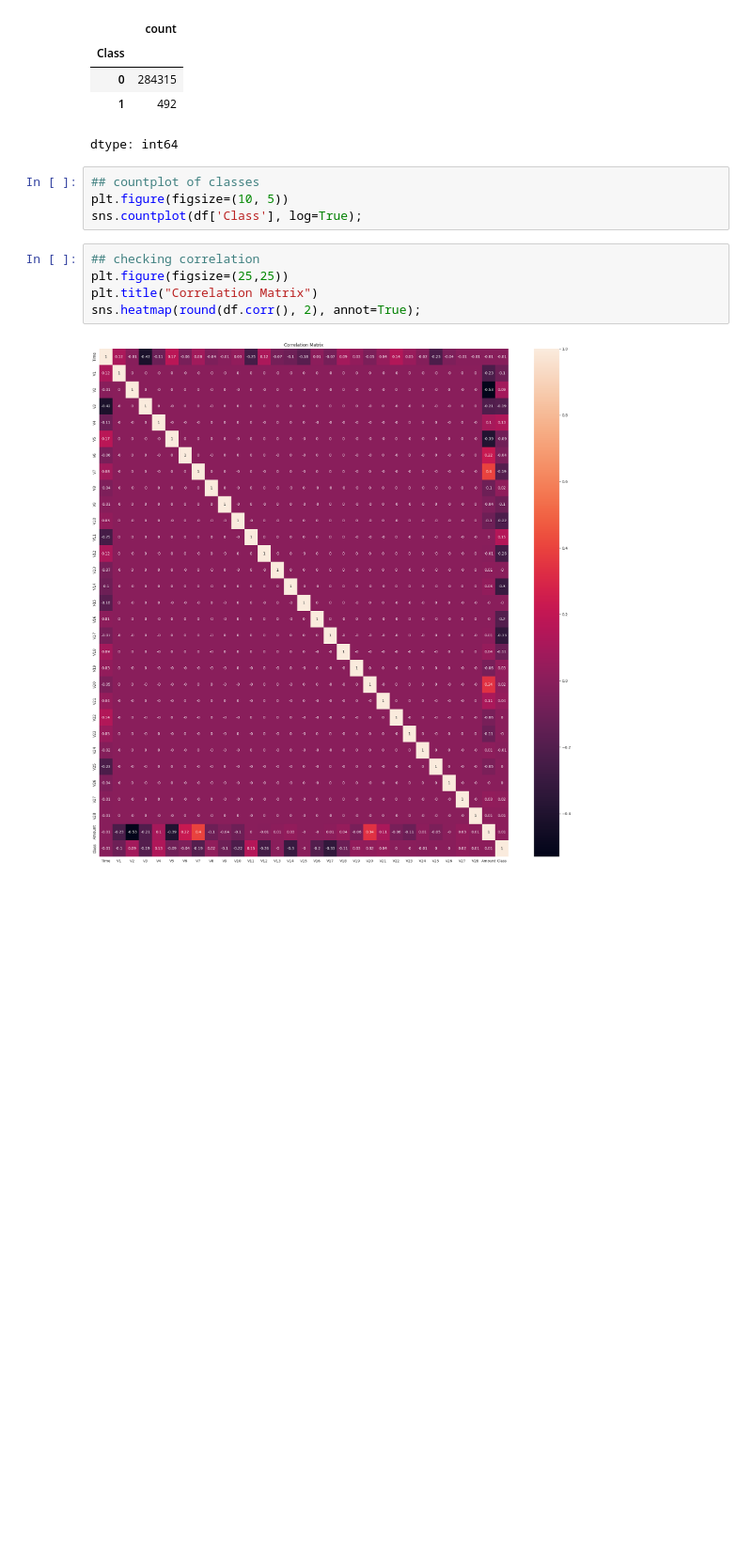
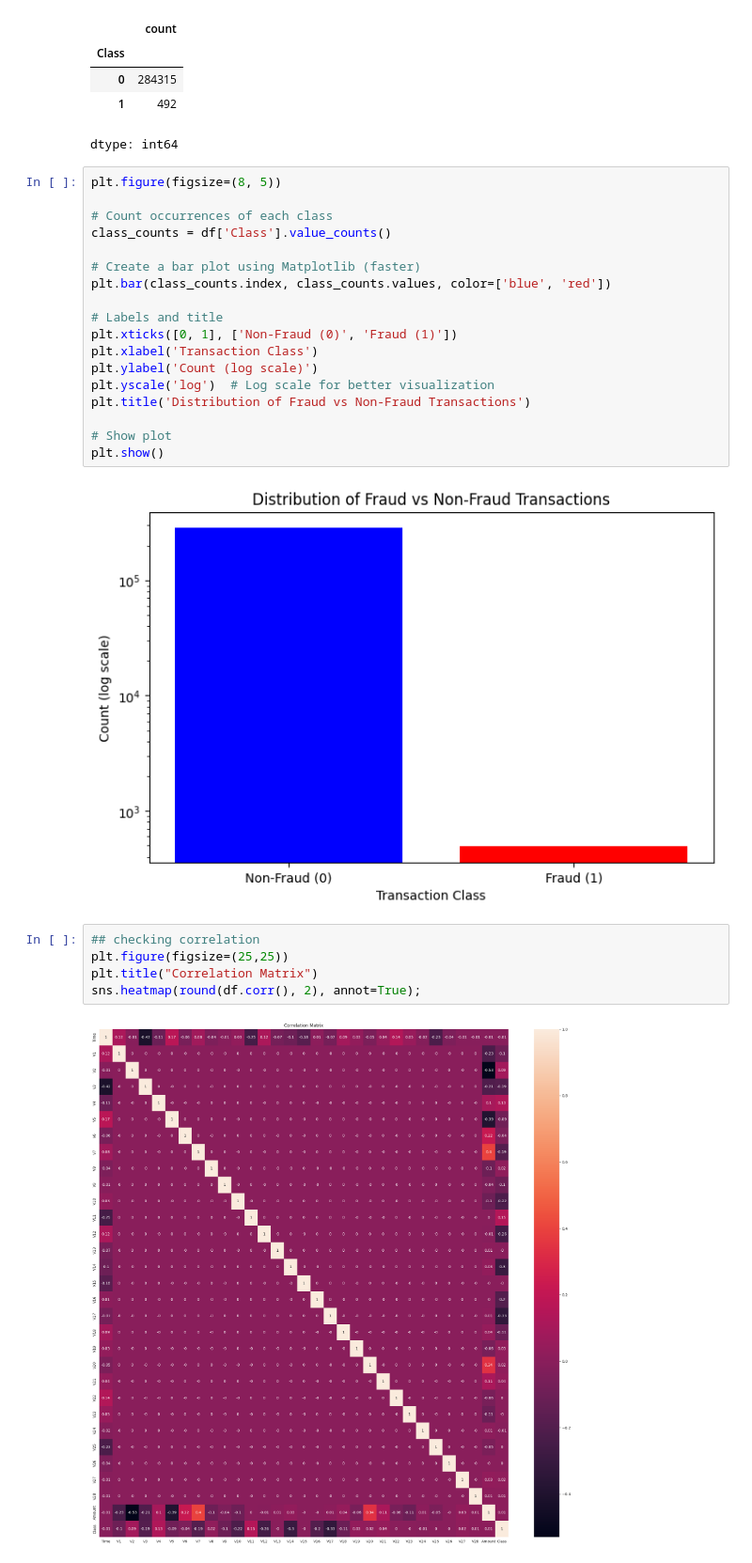
Before and after one commit to sarcasticsab/credit-card-fraud, a Jupyter notebook: Credit Card Fraud Detection.ipynb, the cells around one changed output. Shown at 94% size. Saved outputs shown, nothing was run; the diff lists cells and outputs as text; blank space fills up the shorter version.

```diff
--- a/Credit Card Fraud Detection.ipynb
+++ b/Credit Card Fraud Detection.ipynb
@@ -69,10 +69,26 @@ df.Class.value_counts()
 | 0 | 284315 |
 | 1 | 492 |
 dtype: int64
-# %%
-## countplot of classes
-plt.figure(figsize=(10, 5))
-sns.countplot(df['Class'], log=True);
+# %%
+plt.figure(figsize=(8, 5))
+
+# Count occurrences of each class
+class_counts = df['Class'].value_counts()
+
+# Create a bar plot using Matplotlib (faster)
+plt.bar(class_counts.index, class_counts.values, color=['blue', 'red'])
+
+# Labels and title
+plt.xticks([0, 1], ['Non-Fraud (0)', 'Fraud (1)'])
+plt.xlabel('Transaction Class')
+plt.ylabel('Count (log scale)')
+plt.yscale('log')  # Log scale for better visualization
+plt.title('Distribution of Fraud vs Non-Fraud Transactions')
+
+# Show plot
+plt.show()
+# %% [output]
+[figure, added]
 # %%
 ## checking correlation
 plt.figure(figsize=(25,25))
```
